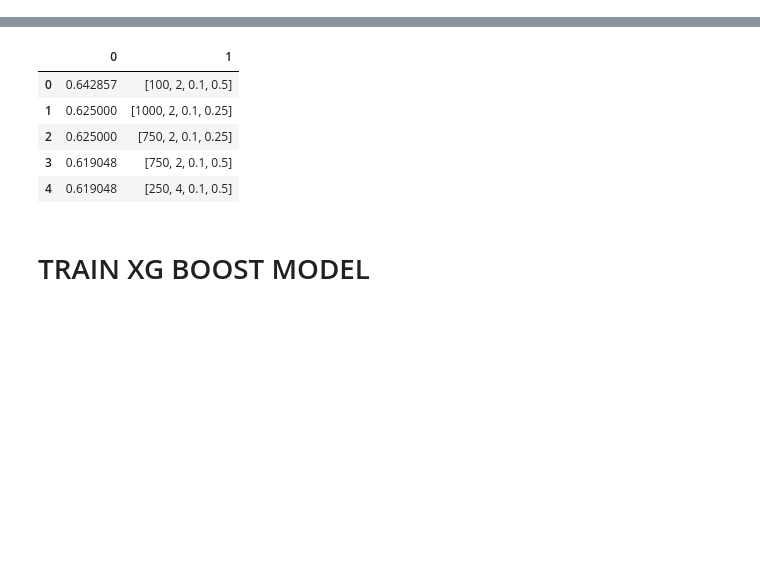
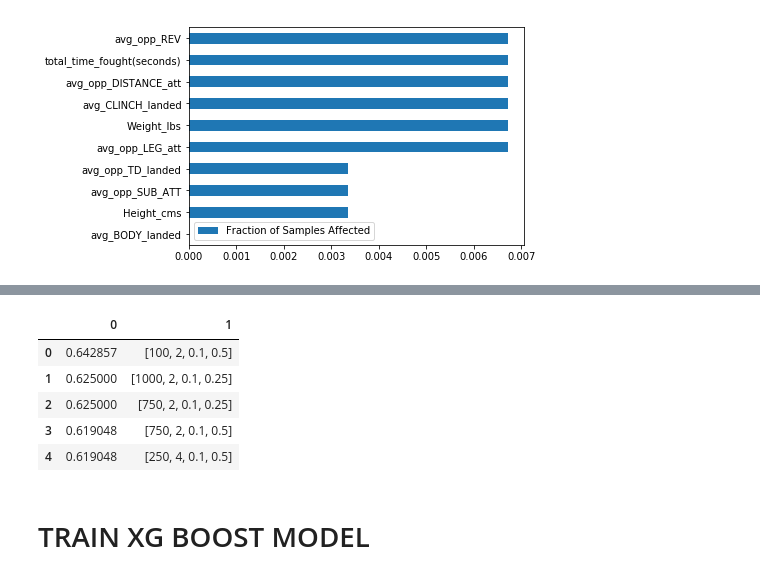
Before and after one commit to mdhwang/UFC-Fight-Victor-Predictor, a Jupyter notebook: UFC 2019 Predict.ipynb, the cells around one changed output, grey strips where cells are left out. Saved outputs shown, nothing was run; the diff lists cells and outputs as text; code cells hidden in the pictures; blank space fills up the shorter version.

```diff
--- a/UFC 2019 Predict.ipynb
+++ b/UFC 2019 Predict.ipynb
@@ -67,0 +83,7 @@ for n in n_estimators:
+# %%
+feat_scores = pd.DataFrame({'Fraction of Samples Affected' : XGBR.feature_importances_},
+                           index=cols)
+new = feat_scores.sort_values(by='Fraction of Samples Affected')
+new.head(10).plot(kind='barh',);
+# %% [output]
+[figure, added]
```
Also changed, not shown: parts of 26 cells of this notebook, 2 other files.
